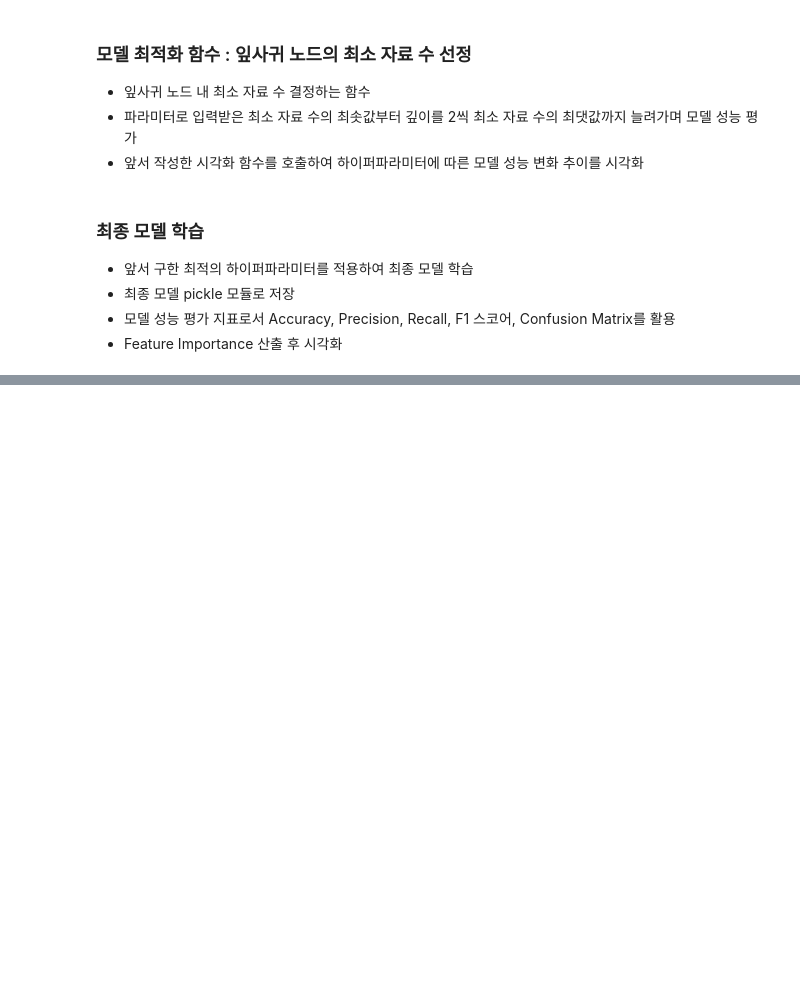
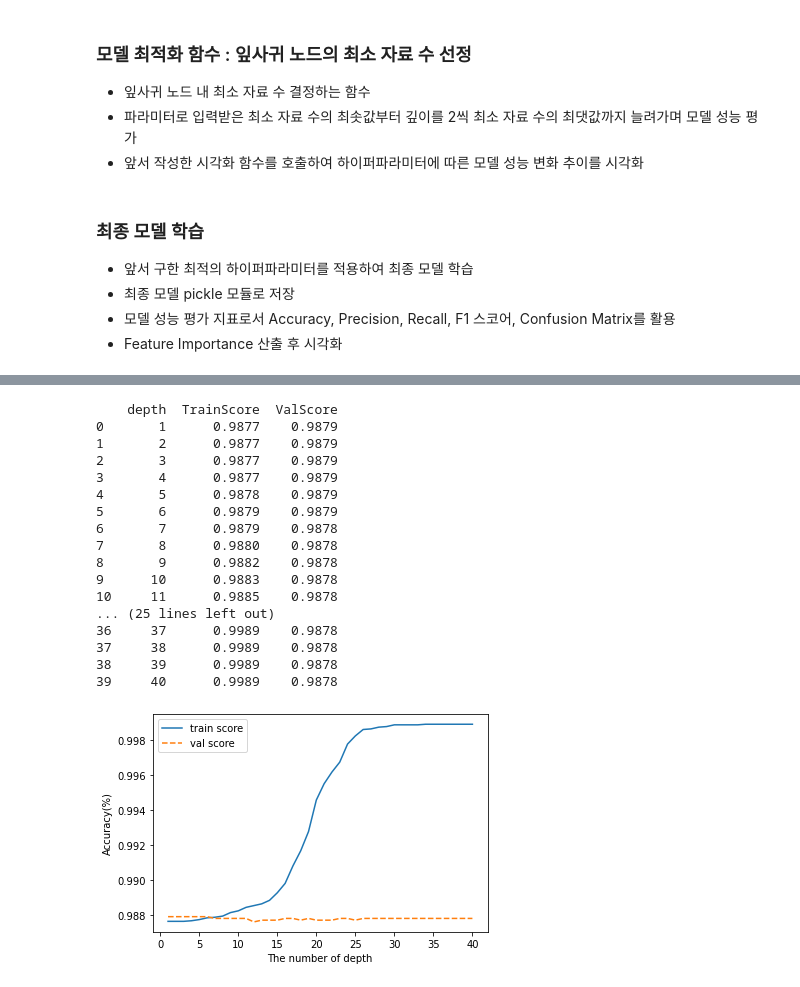
Before and after one commit to och5351/Bigdata_busan, a Jupyter notebook: ML/csy_RFC/RandomForestC.ipynb, the cells around one changed output, grey strips where cells are left out. Saved outputs shown, nothing was run; the diff lists cells and outputs as text; code cells hidden in the pictures; blank space fills up the shorter version.

```diff
--- a/ML/csy_RFC/RandomForestC.ipynb
+++ b/ML/csy_RFC/RandomForestC.ipynb
@@ -427,0 +515,25 @@ feature_scores.plot.barh()
+# %%
+depth_min = 1
+depth_max = 41
+optimi_maxdepth(algorithm, algorithm_name,
+                train_input, train_target, val_input, val_target,
+                depth_min, depth_max, n_estimator)
+# %% [output]
+    depth  TrainScore  ValScore
+0       1      0.9877    0.9879
+1       2      0.9877    0.9879
+2       3      0.9877    0.9879
+3       4      0.9877    0.9879
+4       5      0.9878    0.9879
+5       6      0.9879    0.9879
+6       7      0.9879    0.9878
+7       8      0.9880    0.9878
+8       9      0.9882    0.9878
+9      10      0.9883    0.9878
+10     11      0.9885    0.9878
+... (25 lines left out)
+36     37      0.9989    0.9878
+37     38      0.9989    0.9878
+38     39      0.9989    0.9878
+39     40      0.9989    0.9878
+[figure, added]
```
Also changed, not shown: parts of 106 cells of this notebook, 7 other files.
